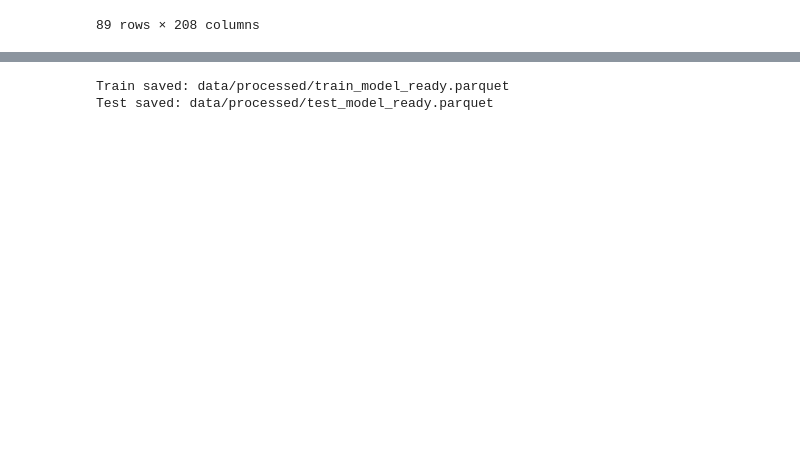
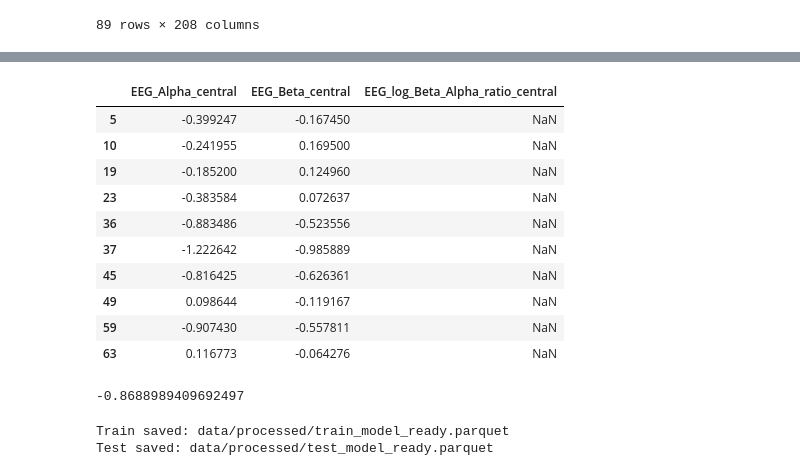
Before and after one commit to DBlassio/multimodal-exist, a Jupyter notebook: docs/train_ready_dataset.ipynb, the cells around one changed output, grey strips where cells are left out. Saved outputs shown, nothing was run; the diff lists cells and outputs as text; code cells hidden in the pictures; blank space fills up the shorter version.

Commit message:
log_ratios

```diff
--- a/docs/train_ready_dataset.ipynb
+++ b/docs/train_ready_dataset.ipynb
@@ -513,3 +591,21 @@ df_train[(df_train["CAT_ideological_inequality"]==0) &
+# %%
+df_train[df_train["EEG_log_Beta_Alpha_ratio_central"].isna()][["EEG_Alpha_central","EEG_Beta_central","EEG_log_Beta_Alpha_ratio_central"]].head(10)
+# %% [output]
+|  | EEG_Alpha_central | EEG_Beta_central | EEG_log_Beta_Alpha_ratio_central |
+| 5 | -0.399247 | -0.167450 | NaN |
+| 10 | -0.241955 | 0.169500 | NaN |
+| 19 | -0.185200 | 0.124960 | NaN |
+| 23 | -0.383584 | 0.072637 | NaN |
+| 36 | -0.883486 | -0.523556 | NaN |
+| 37 | -1.222642 | -0.985889 | NaN |
+| 45 | -0.816425 | -0.626361 | NaN |
+| 49 | 0.098644 | -0.119167 | NaN |
+| 59 | -0.907430 | -0.557811 | NaN |
+| 63 | 0.116773 | -0.064276 | NaN |
+# %%
+np.log((-0.167450 + AUX) / (-0.399247 + AUX))
+# %% [output]
+-0.8688989409692497
 # %%
 #Export
 train_out = os.path.join(OUTPUT_DIR, "train_model_ready.parquet")
```
Also changed, not shown: parts of 5 cells of this notebook.
